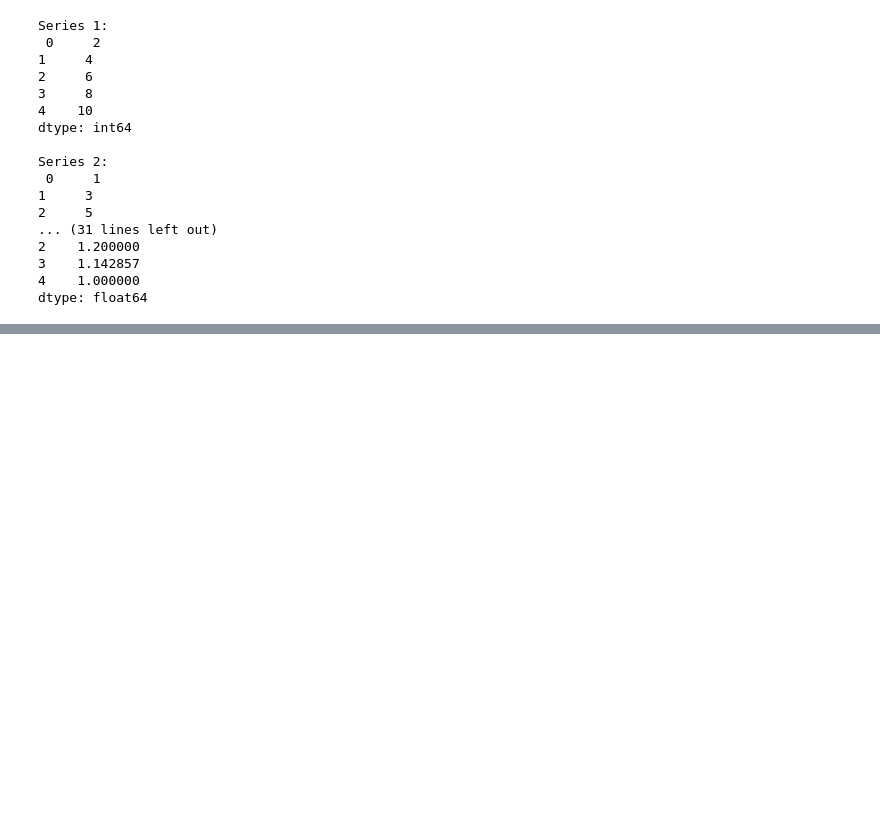
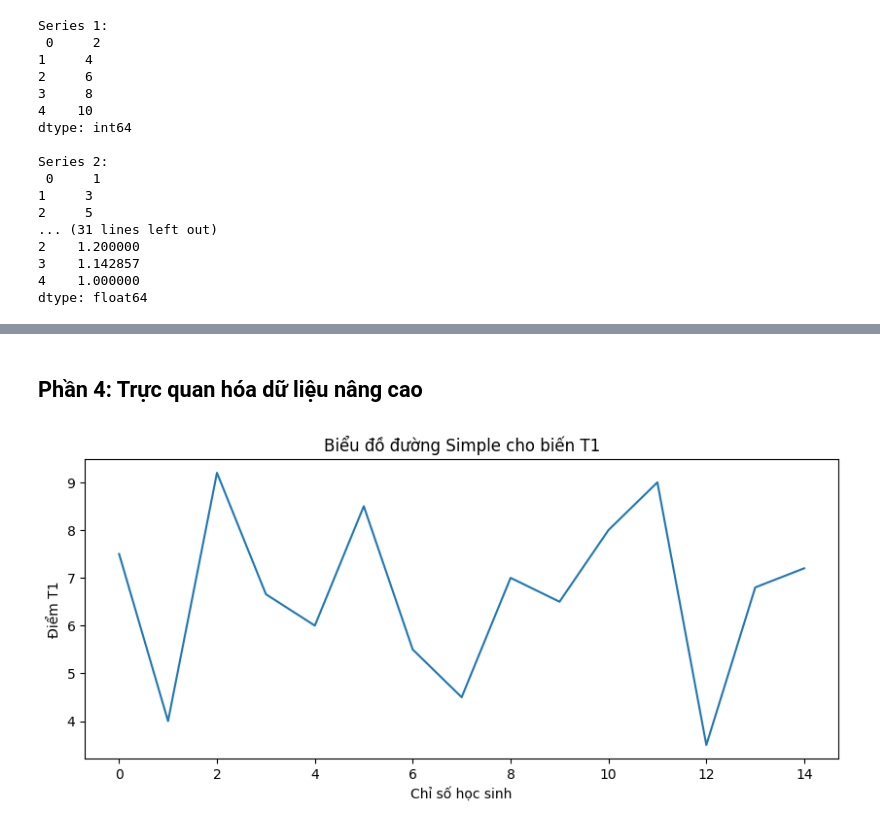
Before and after one commit to XTruong1511/TH_DeepLaening, a Jupyter notebook: TH_Deep_B1.ipynb, the cells around one changed output, grey strips where cells are left out. Saved outputs shown, nothing was run; the diff lists cells and outputs as text; code cells hidden in the pictures; blank space fills up the shorter version.

Commit message:
Được tạo bằng Colab

```diff
--- a/TH_Deep_B1.ipynb
+++ b/TH_Deep_B1.ipynb
@@ -371,0 +416,14 @@ dtype: float64
+# %%
+# 3. Xử lý dữ liệu thiếu cho cột 'DT'
+print(f"Giá trị duy nhất trong DT trước khi xử lý: {df['DT'].unique()}")
+df['DT'] = df['DT'].fillna(0)
+print(f"Giá trị duy nhất trong DT sau khi xử lý: {df['DT'].unique()}")
+
+# 4. Xử lý dữ liệu thiếu cho 'T1' bằng phương pháp giá trị trung bình
+print(f"Số lượng giá trị thiếu trong T1: {df['T1'].isnull().sum()}")
+df['T1'] = df['T1'].fillna(df['T1'].mean())
+
+# 5. Tự động xử lý dữ liệu thiếu cho các cột điểm số còn lại bằng Mean
+score_cols = ['L1','H1','S1','V1','X1','D1','N1','T2','L2','H2','S2','V2','X2','D2','N2','T6','L6','H6','S6','V6','X6','D6','N6']
+for col in score_cols:
+    df[col] = df[col].fillna(df[col].mean())
@@ -371,0 +468,21 @@ dtype: float64
+# %%
+# 9. Tính toán kết quả xét tuyển
+def xet_tuyen(row):
+    kt = row['KT']
+    dh1, dh2, dh3 = row['DH1'], row['DH2'], row['DH3']
+
+    if kt in ['A', 'A1']:
+        score = (dh1*2 + dh2 + dh3) / 4
+    elif kt == 'B':
+        score = (dh1 + dh2*2 + dh3) / 4
+    else:
+        score = (dh1 + dh2 + dh3) / 3
+
+    return 1 if score >= 5.0 else 0
+
+df['KQXT'] = df.apply(xet_tuyen, axis=1)
+
+# 10. Lưu trữ dữ liệu
+df.to_csv('processed_dulieuxettuyendaihoc.csv', index=False)
+print("Đã lưu file: processed_dulieuxettuyendaihoc.csv")
+display(df.head())
@@ -371,0 +723,12 @@ dtype: float64
+# %% [markdown]
+## Phần 4: Trực quan hóa dữ liệu nâng cao
+# %%
+import matplotlib.pyplot as plt
+# 1. Vẽ biểu đồ đường Simple cho biến T1
+df['T1'].plot(kind='line', figsize=(10, 4))
+plt.title('Biểu đồ đường Simple cho biến T1')
+plt.xlabel('Chỉ số học sinh')
+plt.ylabel('Điểm T1')
+plt.show()
+# %% [output]
+[figure, added]
```
Also changed, not shown: parts of 30 cells of this notebook.
